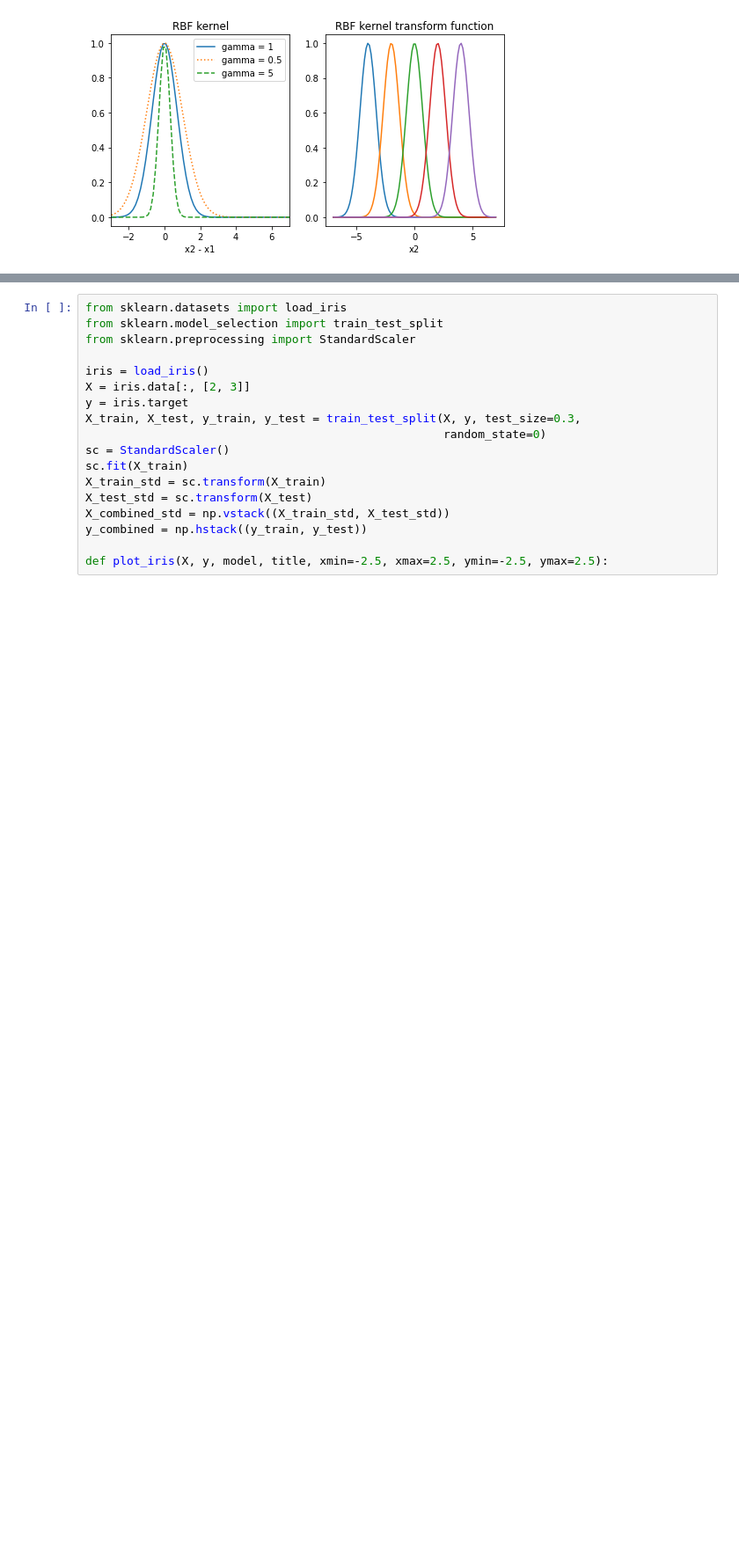
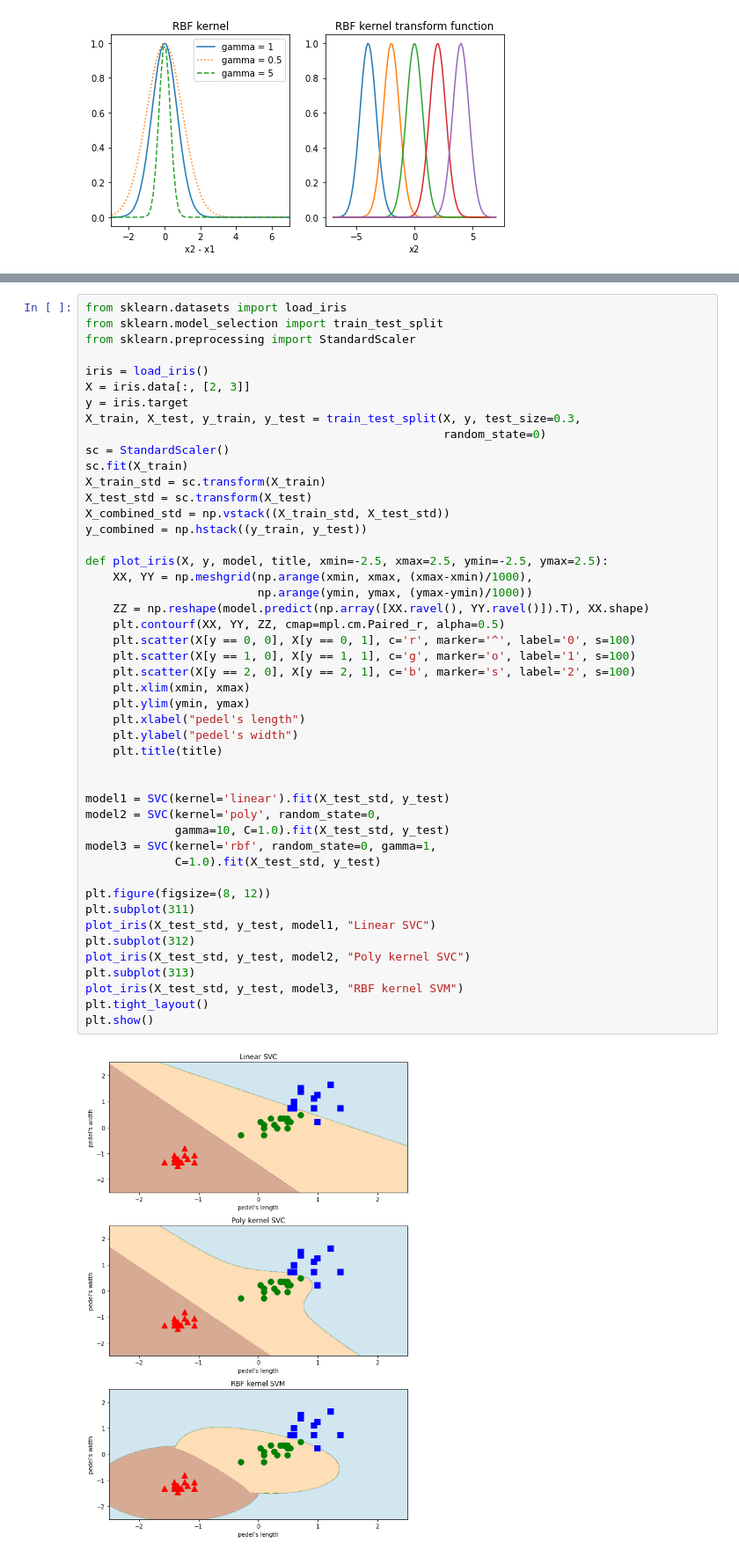
Before and after one commit to sangwoo7957/Machine_Learning, a Jupyter notebook: XOR_iris_Classification.ipynb, the cells around one changed output, grey strips where cells are left out. Shown: that part at 88% size. Drawn from its saved outputs; the diff is of its cells as text; blank space fills up the shorter version.

```diff
--- a/XOR_iris_Classification.ipynb
+++ b/XOR_iris_Classification.ipynb
@@ -161,18 +161,49 @@ plt.show()
 # %%
 from sklearn.datasets import load_iris
 from sklearn.model_selection import train_test_split
 from sklearn.preprocessing import StandardScaler
 
 iris = load_iris()
 X = iris.data[:, [2, 3]]
 y = iris.target
 X_train, X_test, y_train, y_test = train_test_split(X, y, test_size=0.3,
                                                     random_state=0)
 sc = StandardScaler()
 sc.fit(X_train)
 X_train_std = sc.transform(X_train)
 X_test_std = sc.transform(X_test)
 X_combined_std = np.vstack((X_train_std, X_test_std))
 y_combined = np.hstack((y_train, y_test))
 
 def plot_iris(X, y, model, title, xmin=-2.5, xmax=2.5, ymin=-2.5, ymax=2.5):
+    XX, YY = np.meshgrid(np.arange(xmin, xmax, (xmax-xmin)/1000),
+                         np.arange(ymin, ymax, (ymax-ymin)/1000))
+    ZZ = np.reshape(model.predict(np.array([XX.ravel(), YY.ravel()]).T), XX.shape)
+    plt.contourf(XX, YY, ZZ, cmap=mpl.cm.Paired_r, alpha=0.5)
+    plt.scatter(X[y == 0, 0], X[y == 0, 1], c='r', marker='^', label='0', s=100)
+    plt.scatter(X[y == 1, 0], X[y == 1, 1], c='g', marker='o', label='1', s=100)
+    plt.scatter(X[y == 2, 0], X[y == 2, 1], c='b', marker='s', label='2', s=100)
+    plt.xlim(xmin, xmax)
+    plt.ylim(ymin, ymax)
+    plt.xlabel("pedel's length")
+    plt.ylabel("pedel's width")
+    plt.title(title)
+
+
+model1 = SVC(kernel='linear').fit(X_test_std, y_test)
+model2 = SVC(kernel='poly', random_state=0,
+             gamma=10, C=1.0).fit(X_test_std, y_test)
+model3 = SVC(kernel='rbf', random_state=0, gamma=1,
+             C=1.0).fit(X_test_std, y_test)
+
+plt.figure(figsize=(8, 12))
+plt.subplot(311)
+plot_iris(X_test_std, y_test, model1, "Linear SVC")
+plt.subplot(312)
+plot_iris(X_test_std, y_test, model2, "Poly kernel SVC")
+plt.subplot(313)
+plot_iris(X_test_std, y_test, model3, "RBF kernel SVM")
+plt.tight_layout()
+plt.show()
+# %% [output]
+[figure, added]
```
Also changed, not shown: parts of 1 cell of this notebook.
